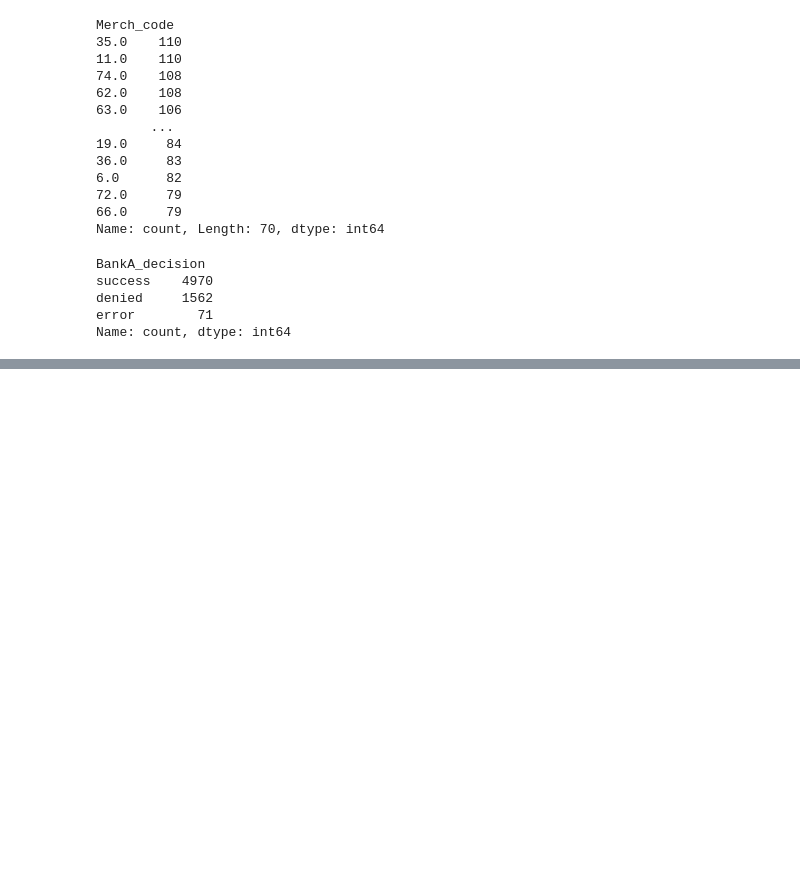
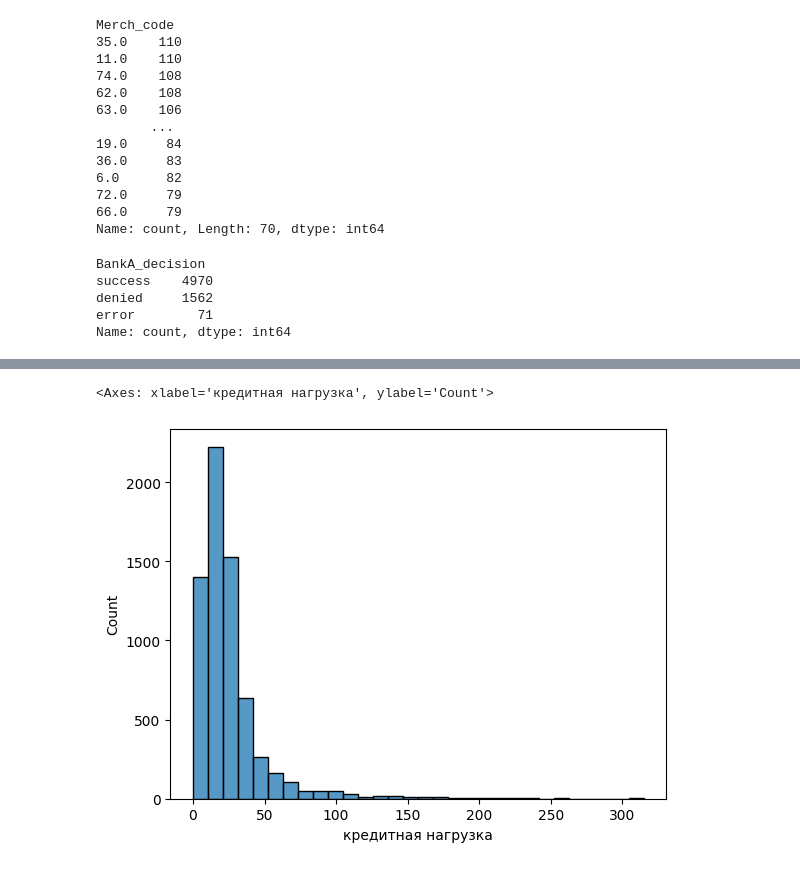
Before and after one commit to svwk/hacaton2, a Jupyter notebook: scripts/data_scripts/analyze_data.ipynb, the cells around one changed output, grey strips where cells are left out. Cells and saved outputs as stored; diff of their text form; code cells hidden in the pictures; blank space fills up the shorter version.

```diff
--- a/scripts/data_scripts/analyze_data.ipynb
+++ b/scripts/data_scripts/analyze_data.ipynb
@@ -498,0 +311,5 @@ datetime.strftime((date.today() -
+# %%
+sns.histplot(data=df4, x="кредитная нагрузка", bins=30)
+# %% [output]
+<Axes: xlabel='кредитная нагрузка', ylabel='Count'>
+[figure, added]
```
Also changed, not shown: parts of 40 cells of this notebook, 2 other files.
